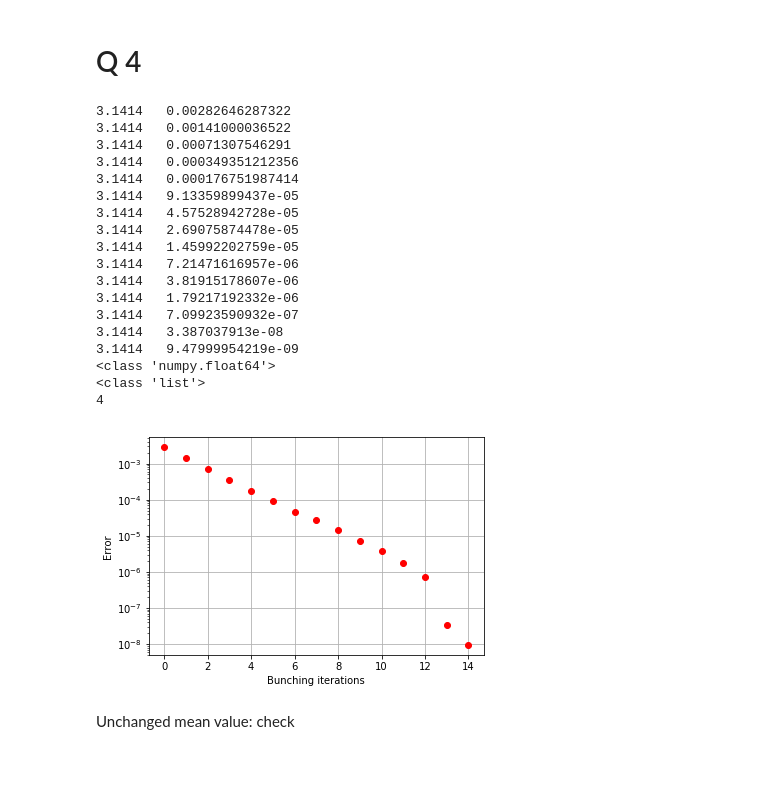
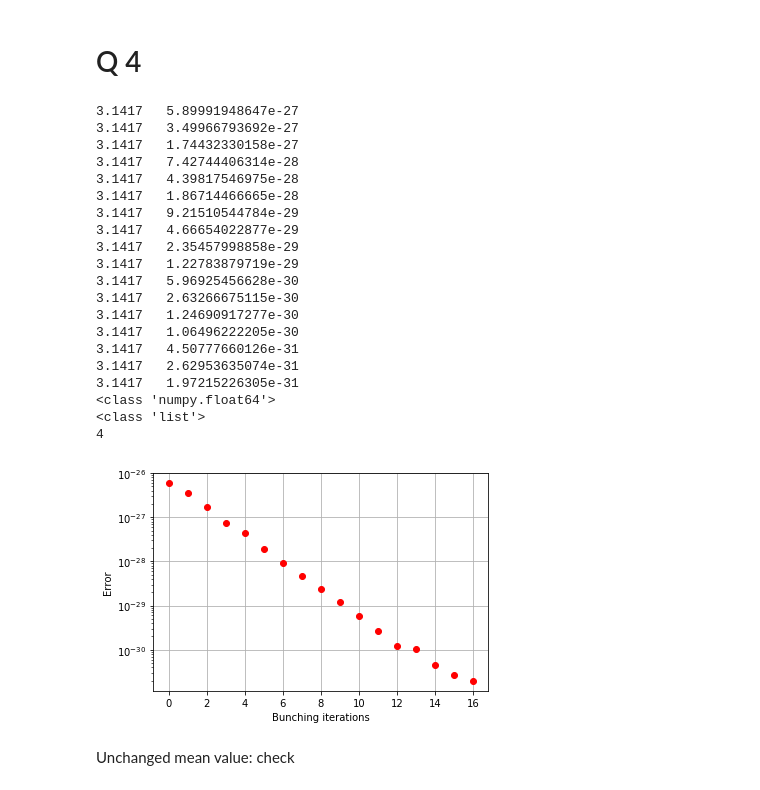
Before and after one commit to Selimhaj/Computational-Science, a Jupyter notebook: Homework 3 Sampling Pi with MCMC.ipynb, the cells around one changed output. Cells and saved outputs as stored; diff of their text form; code cells hidden in the pictures.

```diff
--- a/Homework 3 Sampling Pi with MCMC.ipynb
+++ b/Homework 3 Sampling Pi with MCMC.ipynb
@@ -161,8 +161,8 @@ def bunching(N,N_runs,N_iterations,δ):
     for j in range(N_iterations):          #Going through N_iterations batching procedure
 
         Mean=np.mean(S)                    #Computing the Mean, Variance and Error of current data
-        #Variance=np.var(S)
-        Err=np.sum((S-Mean)**2)/(N_runs-1)
+        Variance=np.var(S)
+        Err=np.sum(S-Mean)**2/(N_runs-1)
         Overall_Err.append(Err)
 
         Sb=np.zeros(N_runs//2)             #New data points made of 2-by-2 averages
@@ -184,26 +184,28 @@ def bunching(N,N_runs,N_iterations,δ):
     plt.grid()
     plt.show()
 # %%
-bunching(4000,32768,15,1)
+bunching(4000,131072,17,1)
 # %% [output]
-3.1414   0.00282646287322
-3.1414   0.00141000036522
-3.1414   0.00071307546291
-3.1414   0.000349351212356
-3.1414   0.000176751987414
-3.1414   9.13359899437e-05
-3.1414   4.57528942728e-05
-3.1414   2.69075874478e-05
-3.1414   1.45992202759e-05
-3.1414   7.21471616957e-06
-3.1414   3.81915178607e-06
-3.1414   1.79217192332e-06
-3.1414   7.09923590932e-07
-3.1414   3.387037913e-08
-3.1414   9.47999954219e-09
+3.1417   5.89991948647e-27
+3.1417   3.49966793692e-27
+3.1417   1.74432330158e-27
+3.1417   7.42744406314e-28
+3.1417   4.39817546975e-28
+3.1417   1.86714466665e-28
+3.1417   9.21510544784e-29
+3.1417   4.66654022877e-29
+3.1417   2.35457998858e-29
+3.1417   1.22783879719e-29
+3.1417   5.96925456628e-30
+3.1417   2.63266675115e-30
+3.1417   1.24690917277e-30
+3.1417   1.06496222205e-30
+3.1417   4.50777660126e-31
+3.1417   2.62953635074e-31
+3.1417   1.97215226305e-31
 <class 'numpy.float64'>
 <class 'list'>
 4
-[figure, old version]
+[figure, new version]
 # %% [markdown]
 Unchanged mean value: check
```
